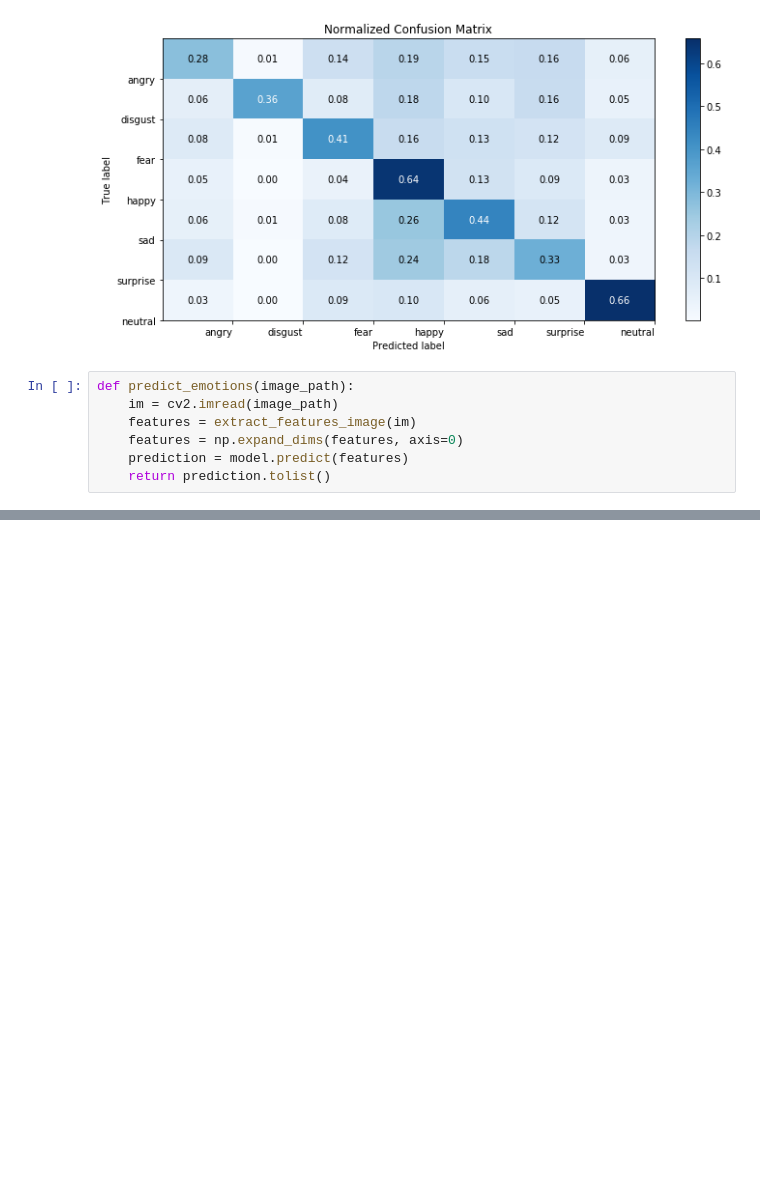
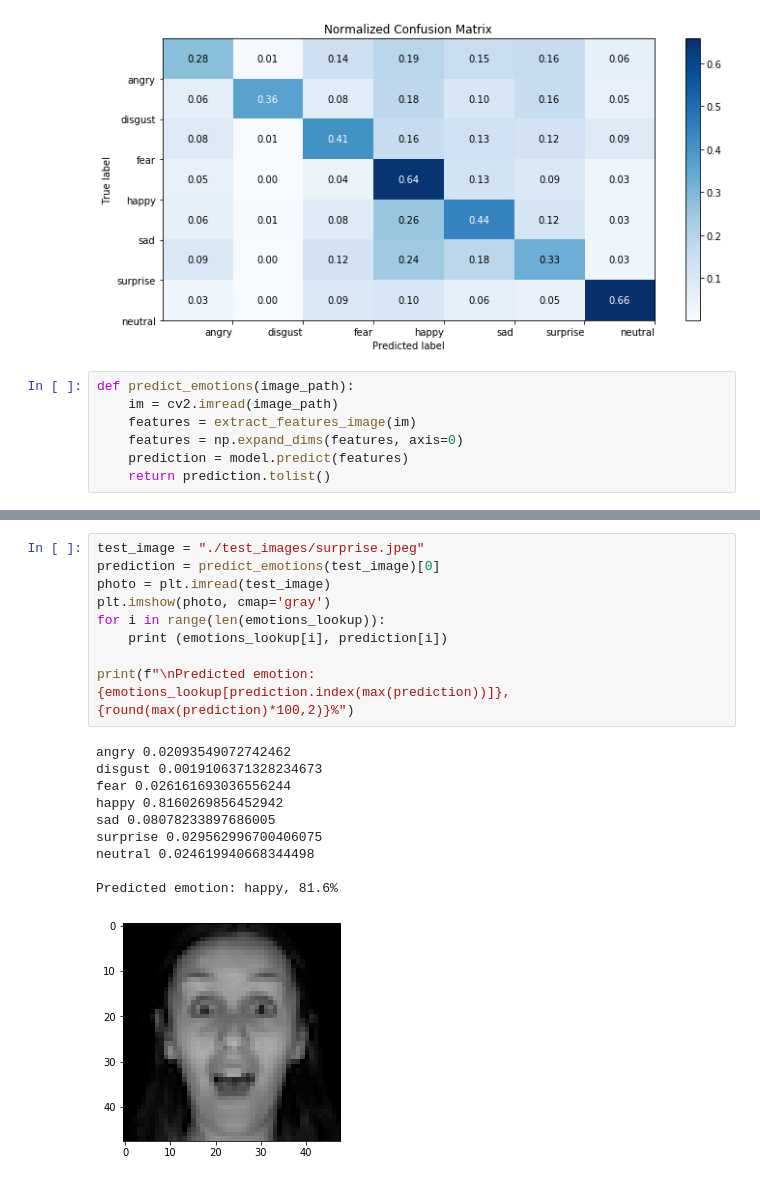
Before and after one commit to chitwankaudan/videoemotion, a Jupyter notebook: Keras model.ipynb, the cells around one changed output, grey strips where cells are left out. Saved outputs shown, nothing was run; the diff lists cells and outputs as text; blank space fills up the shorter version.

```diff
--- a/Keras model.ipynb
+++ b/Keras model.ipynb
@@ -742,0 +721,20 @@ Epoch 00015: early stopping
+# %%
+test_image = "./test_images/surprise.jpeg"
+prediction = predict_emotions(test_image)[0]
+photo = plt.imread(test_image)
+plt.imshow(photo, cmap='gray')
+for i in range(len(emotions_lookup)):
+    print (emotions_lookup[i], prediction[i])
+
+print(f"\nPredicted emotion: {emotions_lookup[prediction.index(max(prediction))]}, {round(max(prediction)*100,2)}%")
+# %% [output]
+angry 0.02093549072742462
+disgust 0.0019106371328234673
+fear 0.026161693036556244
+happy 0.8160269856452942
+sad 0.08078233897686005
+surprise 0.029562996700406075
+neutral 0.024619940668344498
+
+Predicted emotion: happy, 81.6%
+[figure, added]
```
Also changed, not shown: parts of 20 cells of this notebook, 6 other files.
